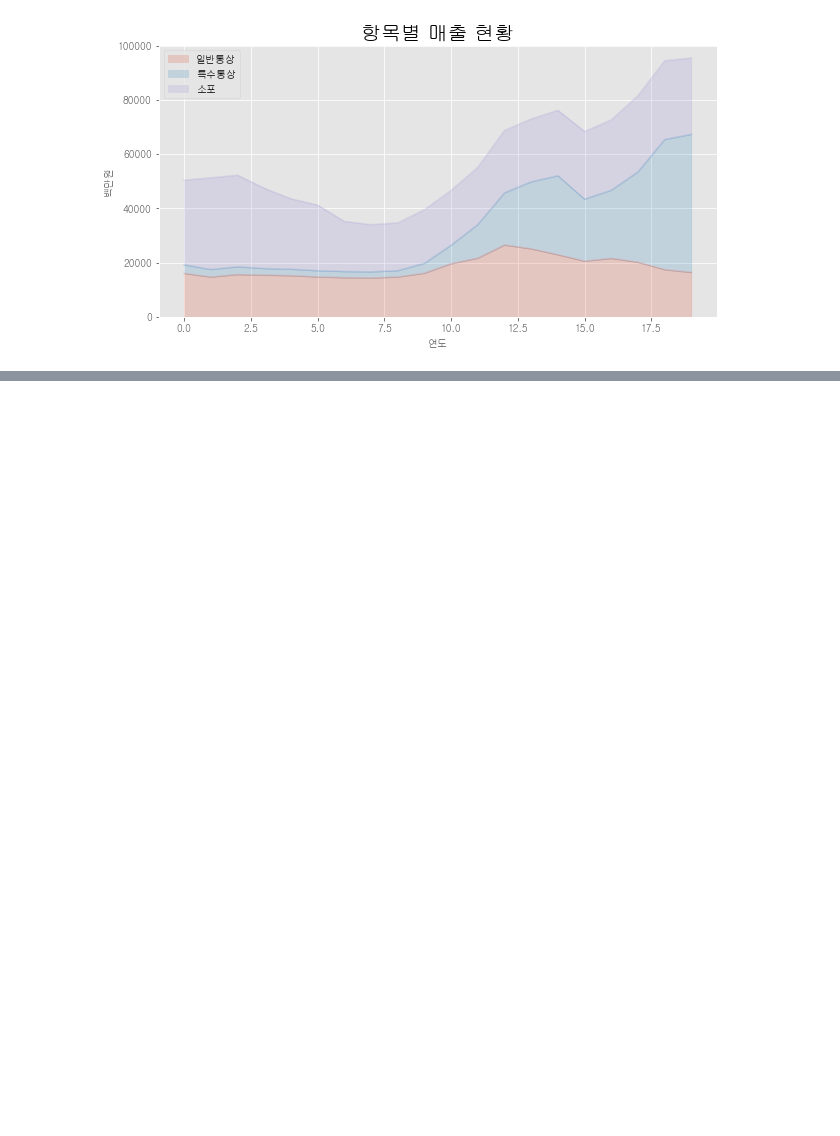
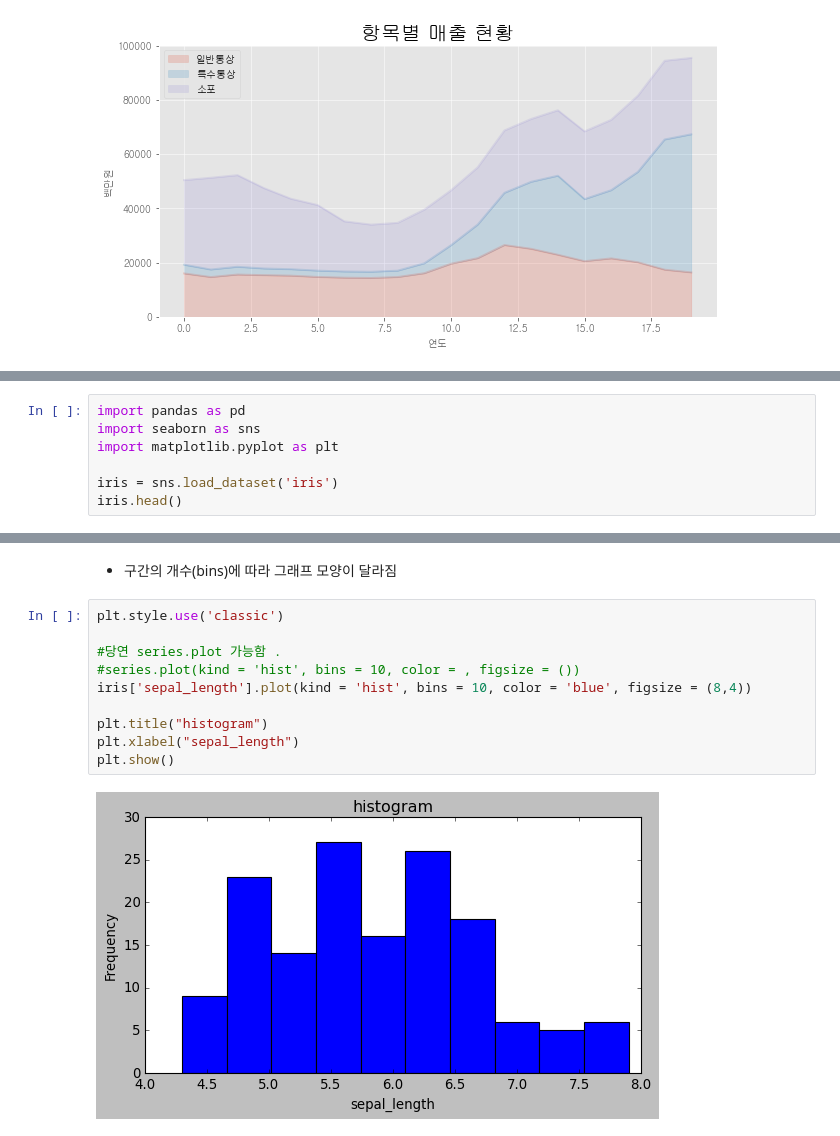
Before and after one commit to swleegit/data_analysis_review, a Jupyter notebook: 데분모05.ipynb, the cells around one changed output, grey strips where cells are left out. Cells and saved outputs as stored; diff of their text form; blank space fills up the shorter version.

```diff
--- a/데분모05.ipynb
+++ b/데분모05.ipynb
@@ -406,0 +465,7 @@ plt.show()
+# %%
+import pandas as pd
+import seaborn as sns
+import matplotlib.pyplot as plt
+
+iris = sns.load_dataset('iris')
+iris.head()
@@ -406,0 +479,14 @@ plt.show()
+# %% [markdown]
+- 구간의 개수(bins)에 따라 그래프 모양이 달라짐
+# %%
+plt.style.use('classic')
+
+#당연 series.plot 가능함 .
+#series.plot(kind = 'hist', bins = 10, color = , figsize = ())
+iris['sepal_length'].plot(kind = 'hist', bins = 10, color = 'blue', figsize = (8,4))
+
+plt.title("histogram")
+plt.xlabel("sepal_length")
+plt.show()
+# %% [output]
+[figure, added]
```
Also changed, not shown: parts of 9 cells of this notebook.
